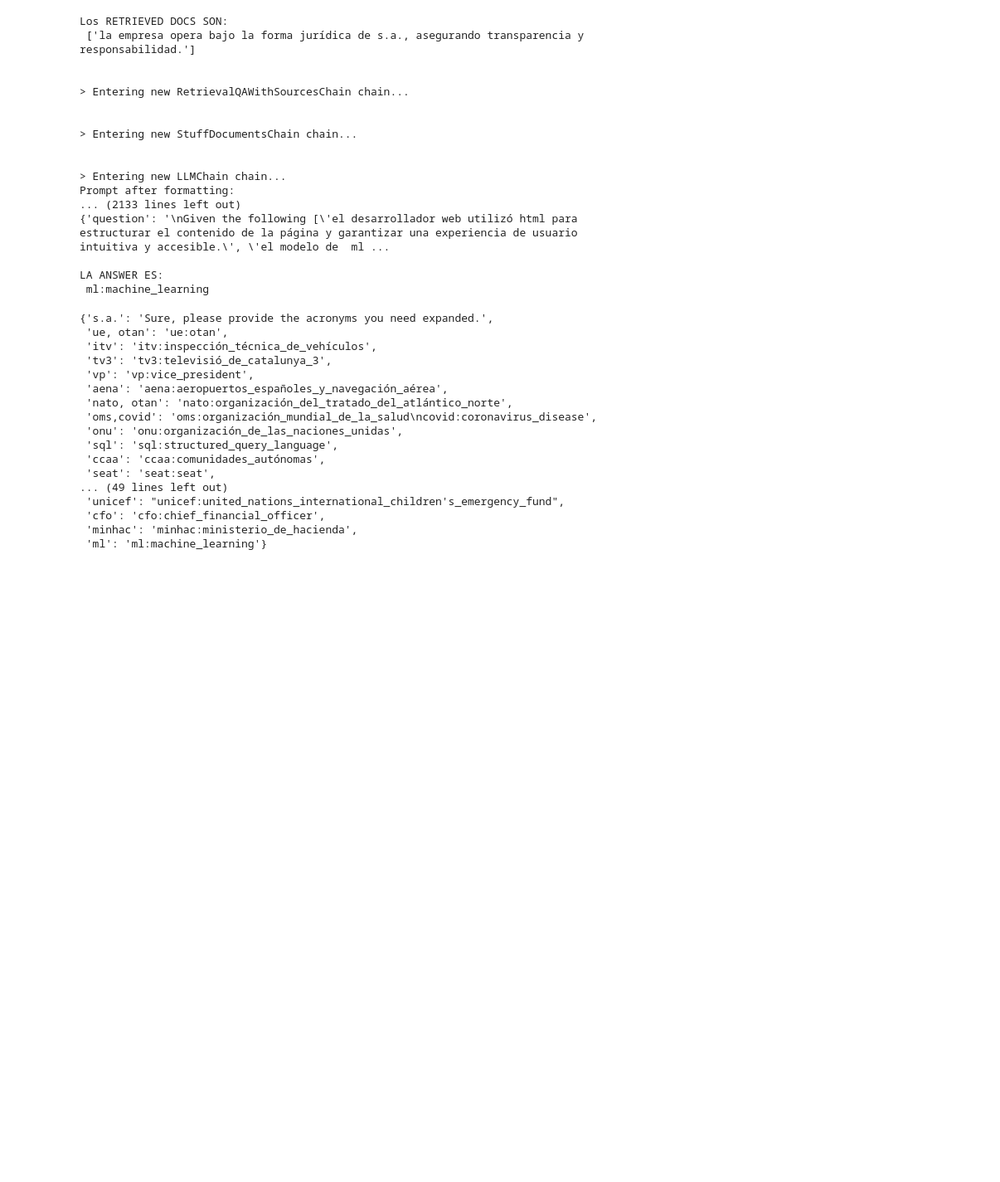
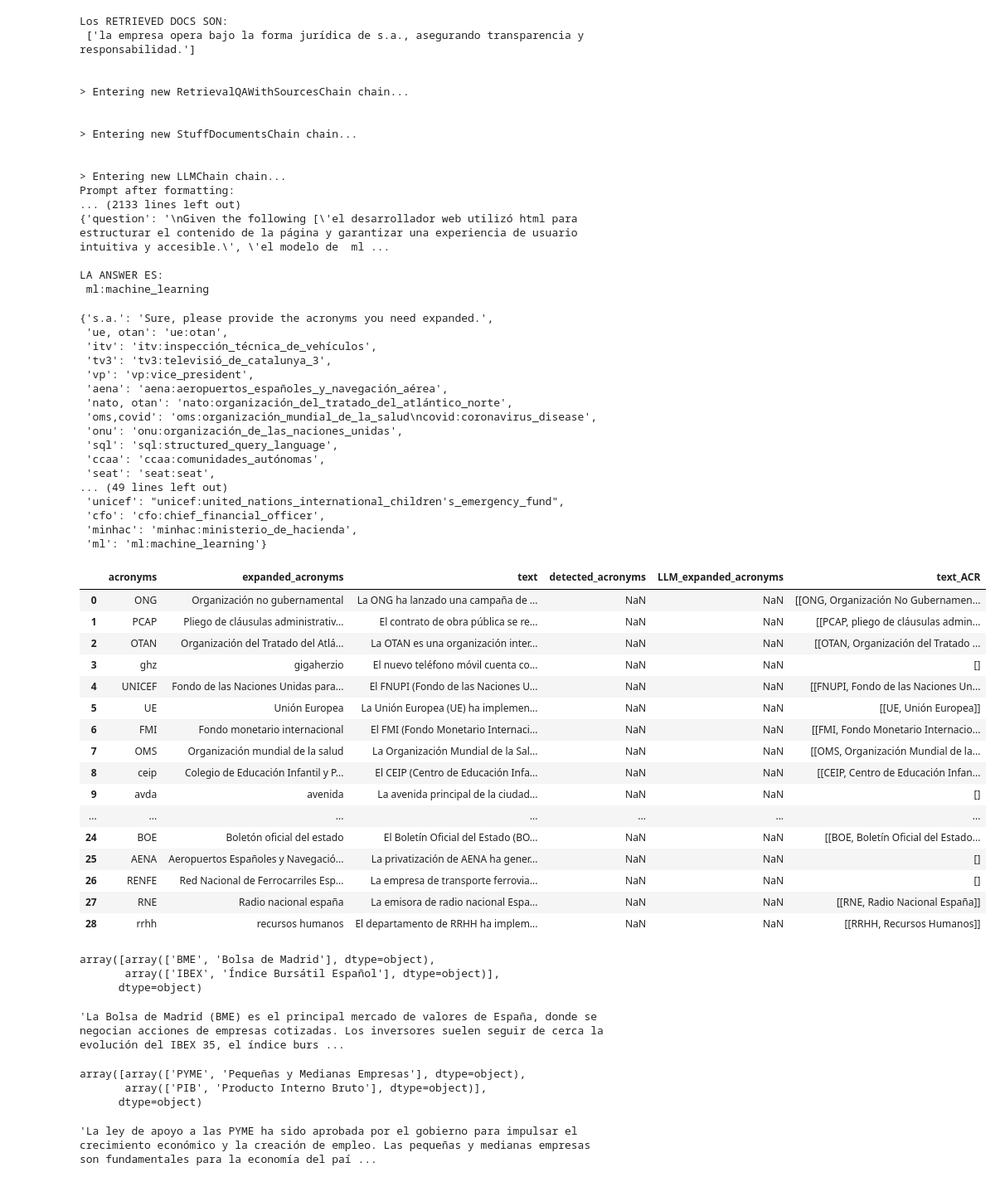
Before and after one commit to nextprocurement/RAG_tool, a Jupyter notebook: RAG.ipynb, the cells around one changed output. Shown at 83% size. Cells and saved outputs as stored; diff of their text form; code cells hidden in the pictures; blank space fills up the shorter version.

```diff
--- a/RAG.ipynb
+++ b/RAG.ipynb
@@ -592,3 +592,47 @@ acronym_expansions
  'cfo': 'cfo:chief_financial_officer',
  'minhac': 'minhac:ministerio_de_hacienda',
  'ml': 'ml:machine_learning'}
+# %%
+import pandas as pd
+path = '/export/usuarios_ml4ds/cggamella/RAG_tool/acronyms.parquet'
+df_acronyms = pd.read_parquet(path)
+# %%
+df_acronyms
+# %% [output]
+|  | acronyms | expanded_acronyms | text | detected_acronyms | LLM_expanded_acronyms | text_ACR |
+| 0 | ONG | Organización no gubernamental | La ONG ha lanzado una campaña de ... | NaN | NaN | [[ONG, Organización No Gubernamen... |
+| 1 | PCAP | Pliego de cláusulas administrativ... | El contrato de obra pública se re... | NaN | NaN | [[PCAP, pliego de cláusulas admin... |
+| 2 | OTAN | Organización del Tratado del Atlá... | La OTAN es una organización inter... | NaN | NaN | [[OTAN, Organización del Tratado ... |
+| 3 | ghz | gigaherzio | El nuevo teléfono móvil cuenta co... | NaN | NaN | [] |
+| 4 | UNICEF | Fondo de las Naciones Unidas para... | El FNUPI (Fondo de las Naciones U... | NaN | NaN | [[FNUPI, Fondo de las Naciones Un... |
+| 5 | UE | Unión Europea | La Unión Europea (UE) ha implemen... | NaN | NaN | [[UE, Unión Europea]] |
+| 6 | FMI | Fondo monetario internacional | El FMI (Fondo Monetario Internaci... | NaN | NaN | [[FMI, Fondo Monetario Internacio... |
+| 7 | OMS | Organización mundial de la salud | La Organización Mundial de la Sal... | NaN | NaN | [[OMS, Organización Mundial de la... |
+| 8 | ceip | Colegio de Educación Infantil y P... | El CEIP (Centro de Educación Infa... | NaN | NaN | [[CEIP, Centro de Educación Infan... |
+| 9 | avda | avenida | La avenida principal de la ciudad... | NaN | NaN | [] |
+| ... | ... | ... | ... | ... | ... | ... |
+| 24 | BOE | Boletón oficial del estado | El Boletín Oficial del Estado (BO... | NaN | NaN | [[BOE, Boletín Oficial del Estado... |
+| 25 | AENA | Aeropuertos Españoles y Navegació... | La privatización de AENA ha gener... | NaN | NaN | [] |
+| 26 | RENFE | Red Nacional de Ferrocarriles Esp... | La empresa de transporte ferrovia... | NaN | NaN | [] |
+| 27 | RNE | Radio nacional españa | La emisora de radio nacional Espa... | NaN | NaN | [[RNE, Radio Nacional España]] |
+| 28 | rrhh | recursos humanos | El departamento de RRHH ha implem... | NaN | NaN | [[RRHH, Recursos Humanos]] |
+# %%
+df_acronyms['text_ACR'].iloc[17]
+# %% [output]
+array([array(['BME', 'Bolsa de Madrid'], dtype=object),
+       array(['IBEX', 'Índice Bursátil Español'], dtype=object)],
+      dtype=object)
+# %%
+df_acronyms['text'].iloc[17]
+# %% [output]
+'La Bolsa de Madrid (BME) es el principal mercado de valores de España, donde se negocian acciones de empresas cotizadas. Los inversores suelen seguir de cerca la evolución del IBEX 35, el índice burs ...
+# %%
+df_acronyms['text_ACR'].iloc[16]
+# %% [output]
+array([array(['PYME', 'Pequeñas y Medianas Empresas'], dtype=object),
+       array(['PIB', 'Producto Interno Bruto'], dtype=object)],
+      dtype=object)
+# %%
+df_acronyms['text'].iloc[16]
+# %% [output]
+'La ley de apoyo a las PYME ha sido aprobada por el gobierno para impulsar el crecimiento económico y la creación de empleo. Las pequeñas y medianas empresas son fundamentales para la economía del paí ...
```
Also changed, not shown: 4 other files.
